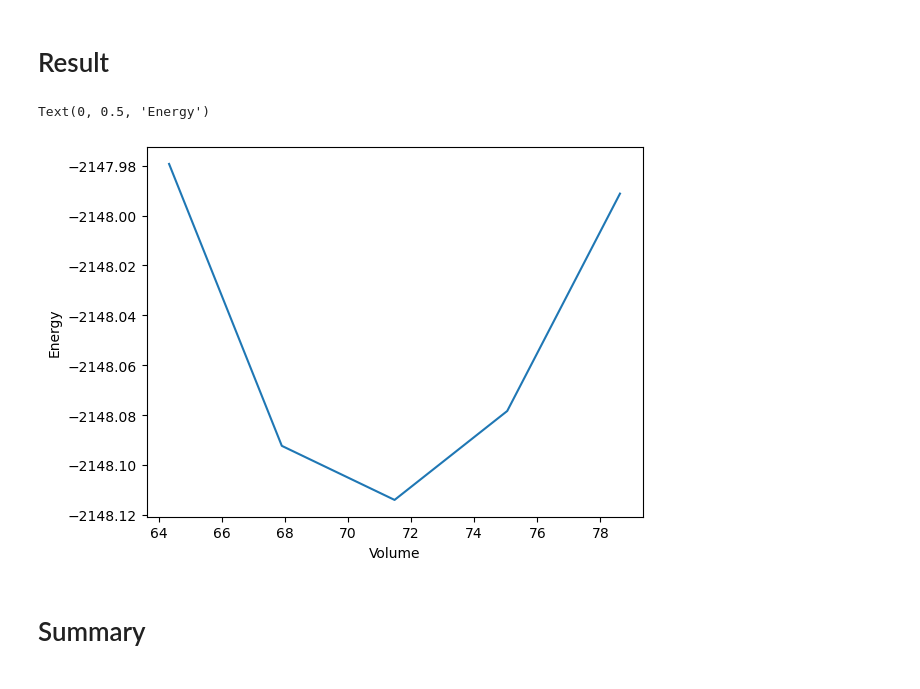
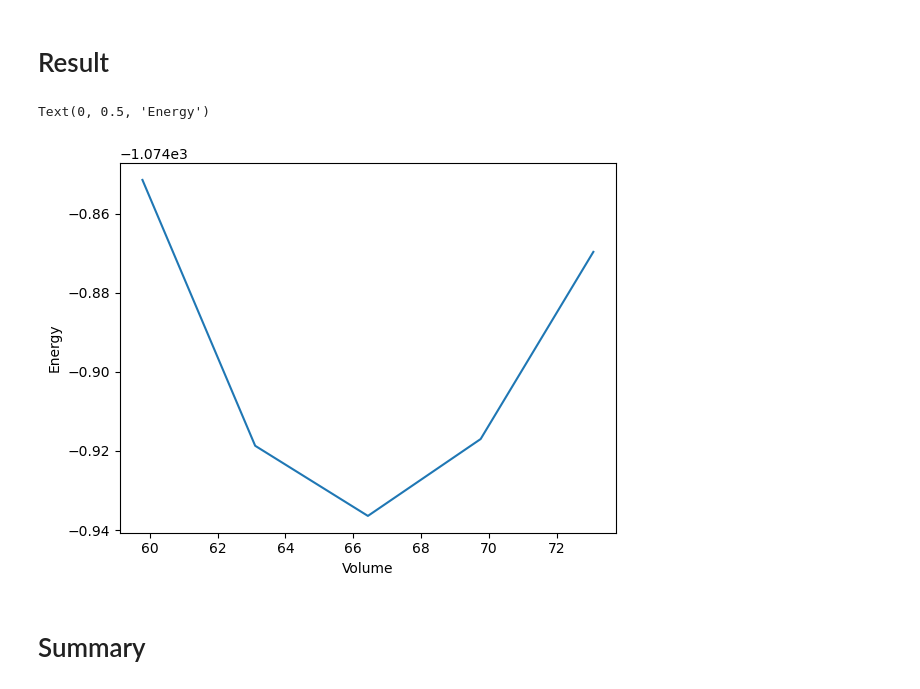
Before and after one commit to materialdigital/ADIS2023, a Jupyter notebook: eos/pyiron/quantumespresso.ipynb, the cells around one changed output. Drawn from its saved outputs; the diff is of its cells as text; code cells hidden in the pictures.

```diff
--- a/eos/pyiron/quantumespresso.ipynb
+++ b/eos/pyiron/quantumespresso.ipynb
@@ -62 +43,28 @@ def collect_output_calc_static(working_directory="."):
+# %%
+def workflow(project, structure):
+    # Structure optimization
+    job_qe_minimize = pr.create.job.QEJob(job_name="qe_relax")
+    job_qe_minimize.input["calculation"] = "vc-relax"
+    job_qe_minimize.input.structure = structure
+    job_qe_minimize.run()
+    structure_opt = job_qe_minimize.output.structure
+
+    # Energy Volume Curve
+    energy_lst, volume_lst = [], []
+    for i, strain in enumerate(np.linspace(0.9, 1.1, 5)):
+        structure_strain = structure_opt.copy()
+        structure_strain = structure.copy()
+        structure_strain.set_cell(
+            structure_strain.cell * strain**(1/3),
+            scale_atoms=True
+        )
+        job_strain = pr.create.job.QEJob(
+            job_name="job_strain_" + str(i)
+        )
+        job_strain.input.structure = structure_strain
+        job_strain.run(delete_existing_job=True)
+        energy_lst.append(job_strain.output.energy)
+        volume_lst.append(job_strain.output.volume)
+
+    return {"volume": volume_lst, "energy": energy_lst}
 # %% [markdown]
@@ -149,0 +93,5 @@ The job job_strain_4 was saved and received the ID: job_strain_4
+# %%
+job_workflow = pr.wrap_python_function(workflow)
+job_workflow.input.project = pr
+job_workflow.input.structure = bulk('Al', a=4.05, cubic=True)
+job_workflow.run()
@@ -150,12 +106,12 @@ The job job_strain_4 was saved and received the ID: job_strain_4
 # %% [markdown]
 # Result
 # %%
-plt.plot(volume_lst, energy_lst)
+plt.plot(job_workflow.output.result["volume"], job_workflow.output.result["energy"])
 plt.xlabel("Volume")
 plt.ylabel("Energy")
 # %% [output]
 Text(0, 0.5, 'Energy')
-[figure, old version]
+[figure, new version]
 # %% [markdown]
 # Summary
 # %%
```
Also changed, not shown: parts of 29 cells of this notebook.
